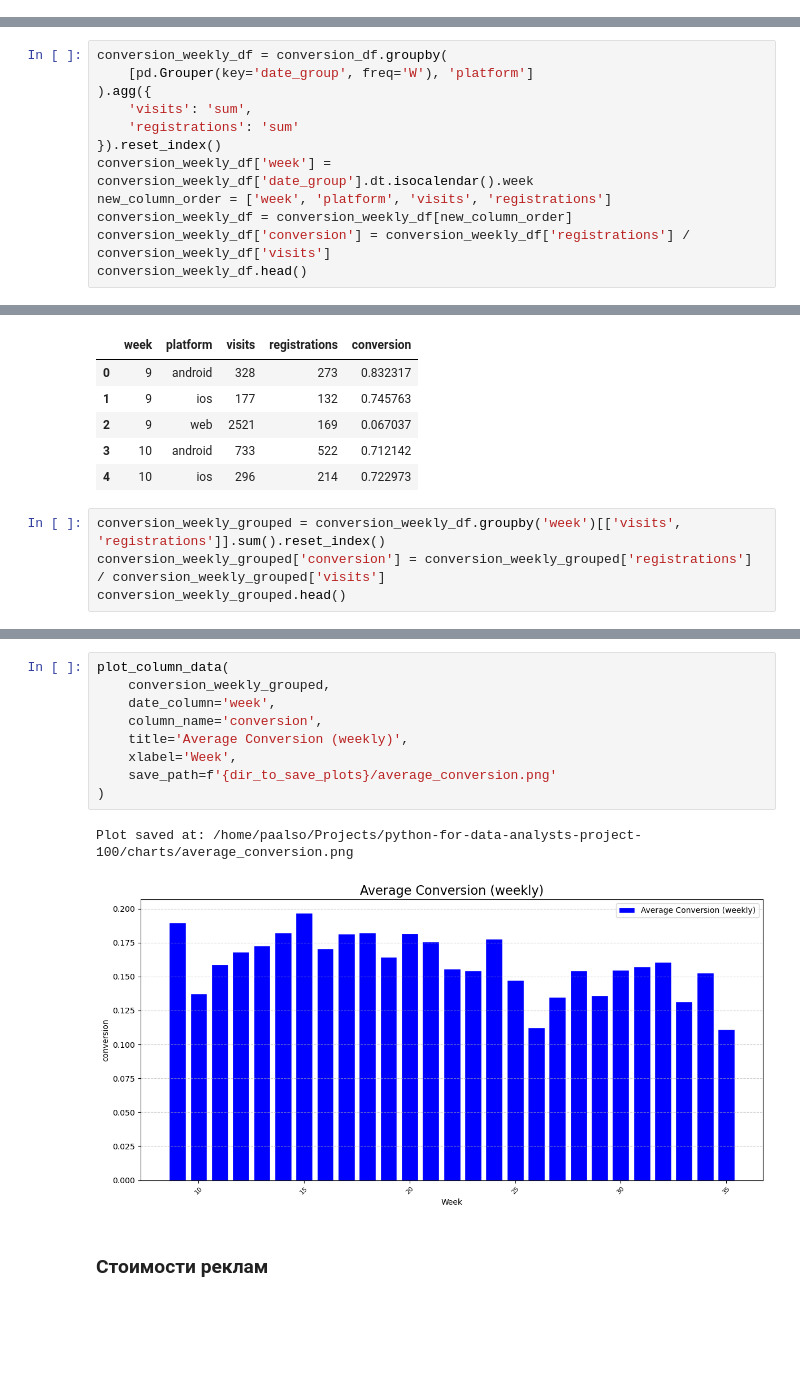
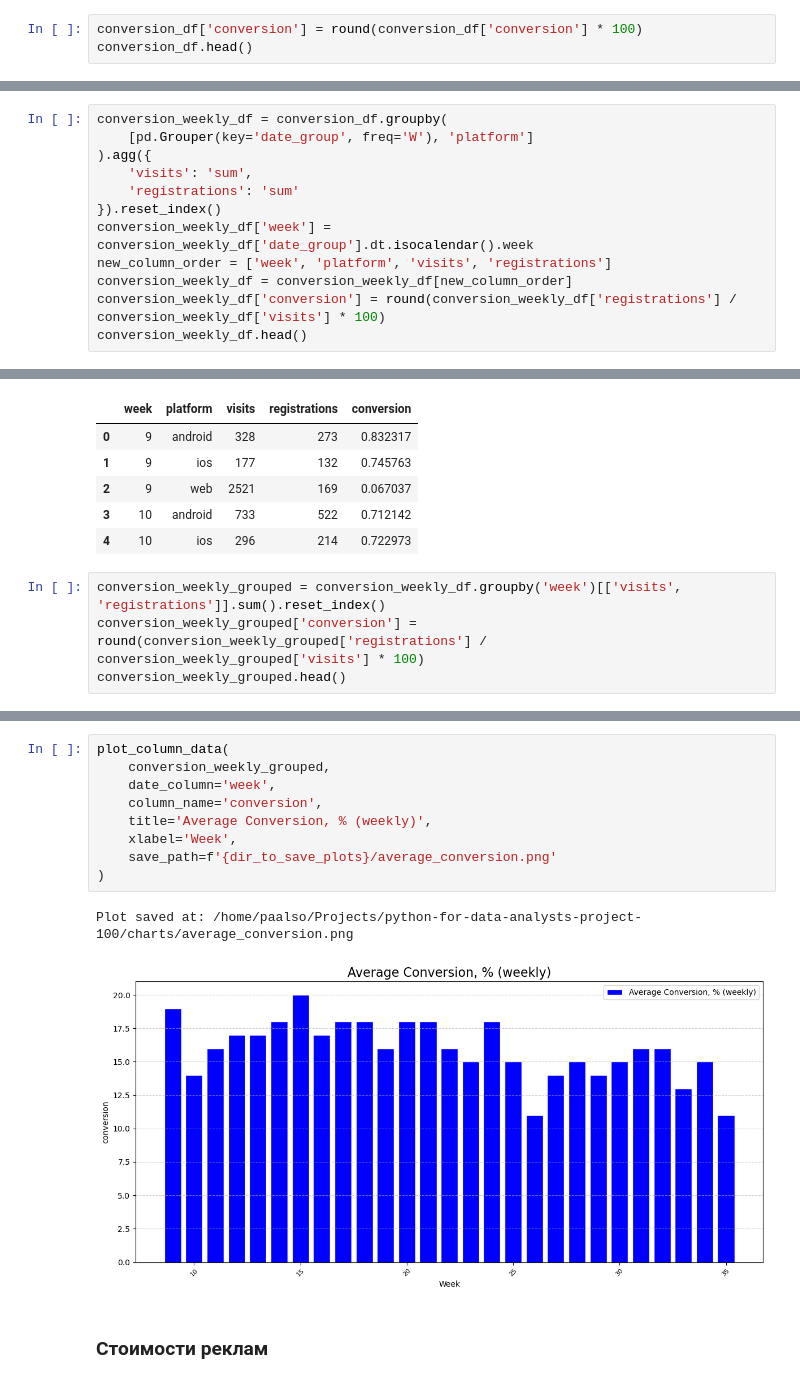
Before and after one commit to paalso/python-for-data-analysts-project-100, a Jupyter notebook: charts_project.ipynb, the cells around one changed output, grey strips where cells are left out. Cells and saved outputs as stored; diff of their text form; blank space fills up the shorter version.

```diff
--- a/charts_project.ipynb
+++ b/charts_project.ipynb
@@ -425,3 +425,6 @@ dir_to_save_plots = './charts'
 ### Подготовка понедельных данных для визуализации
 # %% [markdown]
 #### подготовка понедельных данных по **conversion**
+# %%
+conversion_df['conversion'] = round(conversion_df['conversion'] * 100)
+conversion_df.head()
@@ -435,7 +445,7 @@ conversion_weekly_df = conversion_df.groupby(
 conversion_weekly_df['week'] = conversion_weekly_df['date_group'].dt.isocalendar().week
 new_column_order = ['week', 'platform', 'visits', 'registrations']
 conversion_weekly_df = conversion_weekly_df[new_column_order]
-conversion_weekly_df['conversion'] = conversion_weekly_df['registrations'] / conversion_weekly_df['visits']
+conversion_weekly_df['conversion'] = round(conversion_weekly_df['registrations'] / conversion_weekly_df['visits'] * 100)
 conversion_weekly_df.head()
 # %% [output]
 |  | week | platform | visits | registrations | conversion |
@@ -980,7 +1000,7 @@ conversion_weekly_df.head()
 | 4 | 10 | ios | 296 | 214 | 0.722973 |
 # %%
 conversion_weekly_grouped = conversion_weekly_df.groupby('week')[['visits', 'registrations']].sum().reset_index()
-conversion_weekly_grouped['conversion'] = conversion_weekly_grouped['registrations'] / conversion_weekly_grouped['visits']
+conversion_weekly_grouped['conversion'] = round(conversion_weekly_grouped['registrations'] / conversion_weekly_grouped['visits'] * 100)
 conversion_weekly_grouped.head()
 # %% [output]
 |  | week | visits | registrations | conversion |
@@ -992,15 +1012,15 @@ conversion_weekly_grouped.head()
 # %%
 plot_column_data(
     conversion_weekly_grouped,
     date_column='week',
     column_name='conversion',
-    title='Average Conversion (weekly)',
+    title='Average Conversion, % (weekly)',
     xlabel='Week',
     save_path=f'{dir_to_save_plots}/average_conversion.png'
 )
 # %% [output]
 Plot saved at: /home/paalso/Projects/python-for-data-analysts-project-100/charts/average_conversion.png
-[figure, old version]
+[figure, new version]
 # %% [markdown]
 ### Стоимости реклам
 # %%
```
Also changed, not shown: parts of 9 cells of this notebook, 3 other files.
